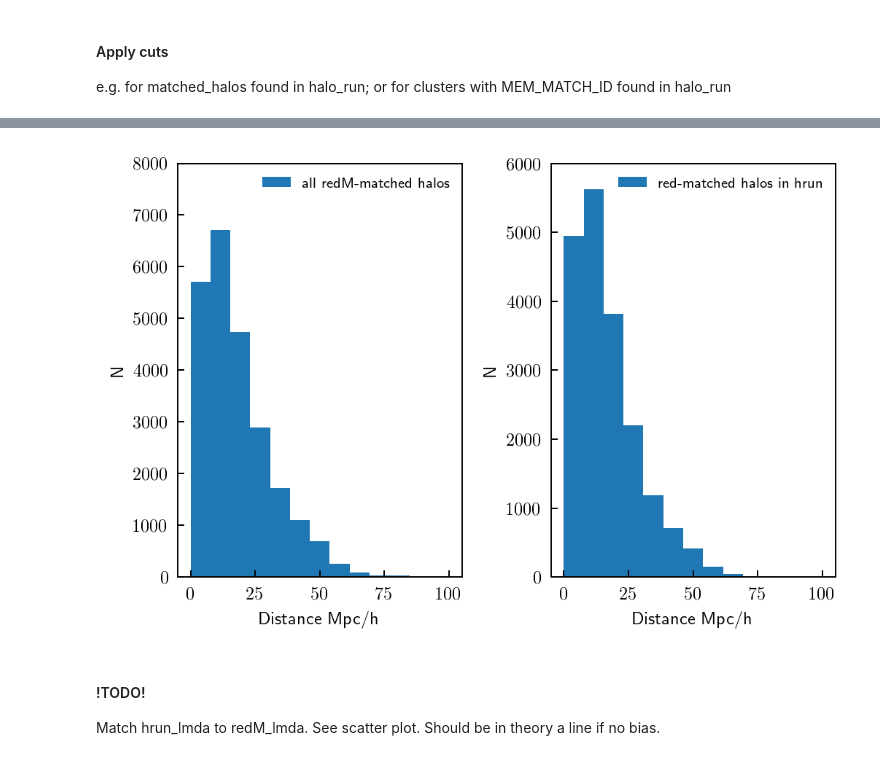
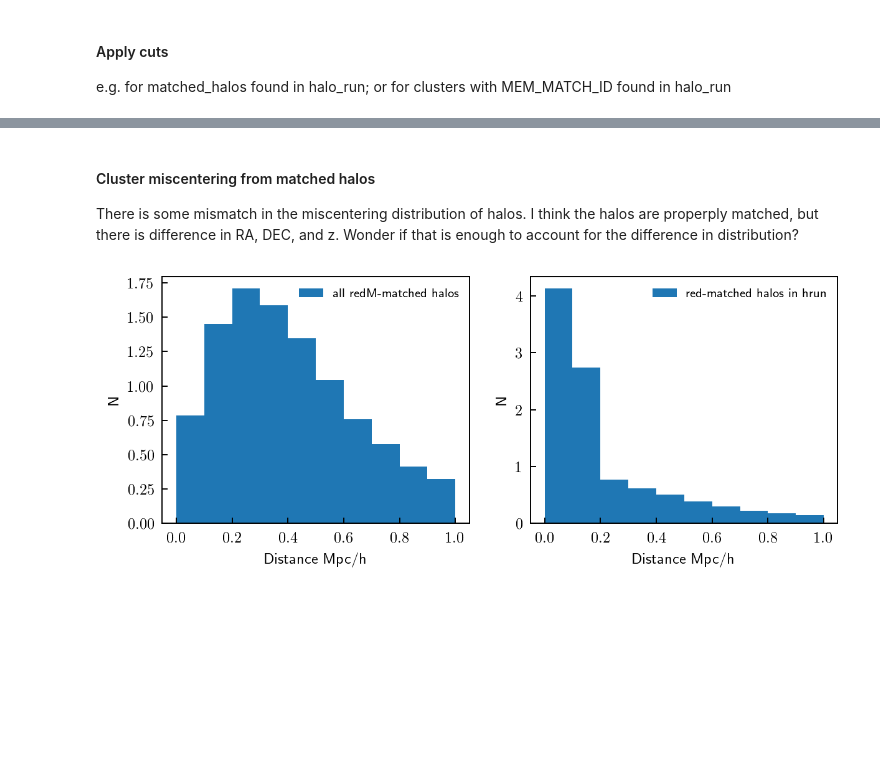
Before and after one commit to zzbenjamin94/des_y1_triaxiality, a Jupyter notebook: repo/halo_cluster_matching/halo_run_comparison.ipynb, the cells around one changed output, grey strips where cells are left out. Drawn from its saved outputs; the diff is of its cells as text; code cells hidden in the pictures; blank space fills up the shorter version.

Commit message:
Updated miscentering code

```diff
--- a/repo/halo_cluster_matching/halo_run_comparison.ipynb
+++ b/repo/halo_cluster_matching/halo_run_comparison.ipynb
@@ -120,0 +184,14 @@ d_cmvr_halocut = np.sqrt(2*halos_matched_comvr_halocut**2. * (1-cos_theta_halocu
+# %%
+#Sort the arrays by order of ID. That way the indices match.
+
+#For hrun
+ID_sort = np.argsort(hrun_data_halocut.HALOID)
+hrun_data_halocut = hrun_data_halocut[ID_sort]
+print "After sorting, IDs in hrun are: "
+print hrun_data_halocut.HALOID, "\n"
+
+#For redM_halos
+ID_sort = np.argsort(redM_halos_halocut.halos_ID)
+redM_halos_halocut = redM_halos_halocut[ID_sort]
+print "After sorting, IDs in redM_halos are: "
+print redM_halos_halocut.halos_ID, "\n"
@@ -121,28 +235,44 @@ d_cmvr_halocut = np.sqrt(2*halos_matched_comvr_halocut**2. * (1-cos_theta_halocu
+# %% [markdown]
+#### Cluster miscentering from matched halos
+There is some mismatch in the miscentering distribution of halos. I think the halos are properply matched, but there is difference in RA, DEC, and z. Wonder if that is enough to account for the difference in distribution?
+# %%
+from astropy import units as u
+from astropy import cosmology
+from astropy.cosmology import WMAP9 as cosmo
+from astropy.coordinates import SkyCoord
+
+#For the Chinchilla catalog
+halos_matched_d = cosmo.comoving_distance(redM_halos_halocut.halos_z)
+redM_coord = SkyCoord(redM_halos_halocut.redM_RA*u.deg, redM_halos_halocut.redM_DEC*u.deg, distance=halos_matched_d, frame='icrs')
+halos_matched_coord = SkyCoord(redM_halos_halocut.halos_RA*u.deg, redM_halos_halocut.halos_DEC*u.deg, distance=halos_matched_d, frame='icrs')
+miscenter_d_Chinchilla = halos_matched_coord.separation_3d(redM_coord)
+
+#For the halo_run catalog
+hrun_d = cosmo.comoving_distance(hrun_data_halocut.Z)
+hrun_coord = SkyCoord(hrun_data_halocut.RA*u.deg, hrun_data_halocut.DEC*u.deg, distance=hrun_d, frame='icrs')
+miscenter_d_hrun = hrun_coord.separation_3d(redM_coord)
 # %%
-fig, axs = plt.subplots(1, 2, tight_layout=True)
-num_bin=13;
-hist_range = (0,100)
+fig, axs = plt.subplots(1, 2, figsize=(8,3))
+num_bin=10;
+hist_range = (0,1)
 
 #Plotting random halos
-axs[0].hist(d_cmvr, num_bin, range=hist_range, label='all redM-matched halos')
-axs[1].hist(d_cmvr_halocut, num_bin, range=hist_range, label='red-matched halos in hrun')
+axs[0].hist(miscenter_d_Chinchilla, num_bin, range=hist_range, label='all redM-matched halos', density=True)
+axs[1].hist(miscenter_d_hrun, num_bin, range=hist_range, label='red-matched halos in hrun', density=True)
 
 #Plot config
-axs[0].set_ylim((0,8000))
+#axs[0].set_ylim((0,6000))
 axs[0].set_xlabel('Distance Mpc/h')
 axs[0].set_ylabel('N')
 #axs[0].set_title(r'Ellipticity: Minor to major axis ratio', fontsize=10)
 axs[0].legend(loc='best', fontsize=8, frameon=False)
 
-axs[1].set_ylim((0,6000))
+#axs[1].set_ylim((0,1000))
 axs[1].set_xlabel(r'Distance Mpc/h')
 axs[1].set_ylabel('N')
 #axs[1].set_title(r'Ellipticity: Intermediate to major axis ratio', fontsize=10)
 axs[1].legend(loc='best', fontsize=8, frameon=False)
 #plt.savefig('ellipticity_032018.png')
 plt.show()
 # %% [output]
-[figure, old version]
+[figure, new version]
-# %% [markdown]
-#### !TODO!
-Match hrun_lmda to redM_lmda. See scatter plot. Should be in theory a line if no bias.
```
Also changed, not shown: parts of 34 cells of this notebook.
